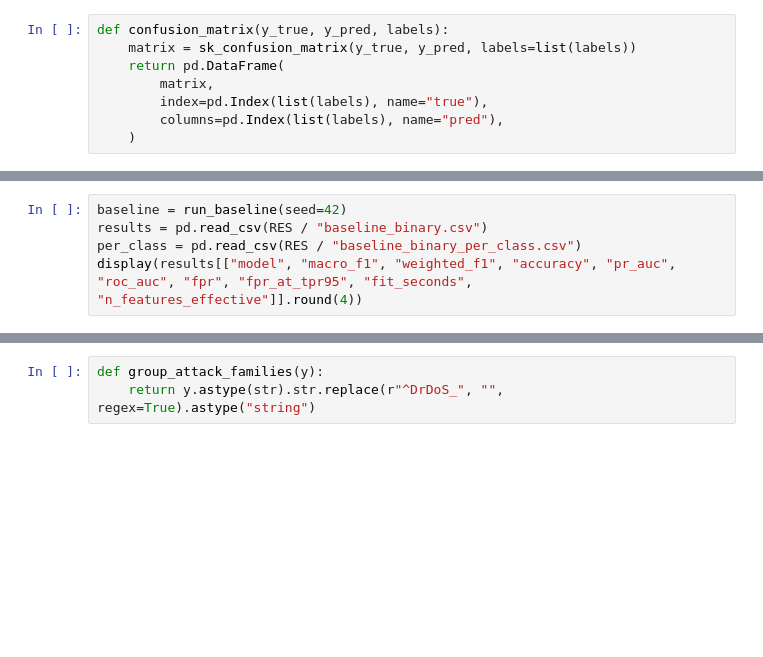
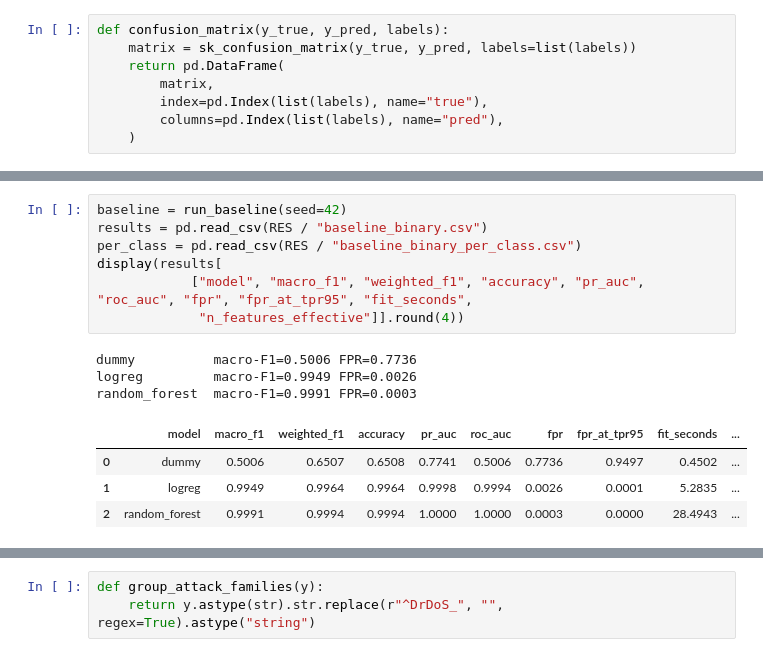
Before and after one commit to corazon008/DAF-Projet, a Jupyter notebook: notebooks/notebook_final_v2.ipynb, the cells around one changed output, grey strips where cells are left out. Saved outputs shown, nothing was run; the diff lists cells and outputs as text; blank space fills up the shorter version.

```diff
--- a/notebooks/notebook_final_v2.ipynb
+++ b/notebooks/notebook_final_v2.ipynb
@@ -540,8 +626,18 @@ def run_baseline(seed=42):
 # %%
 baseline = run_baseline(seed=42)
 results = pd.read_csv(RES / "baseline_binary.csv")
 per_class = pd.read_csv(RES / "baseline_binary_per_class.csv")
-display(results[["model", "macro_f1", "weighted_f1", "accuracy", "pr_auc", "roc_auc", "fpr", "fpr_at_tpr95", "fit_seconds", "n_features_effective"]].round(4))
+display(results[
+            ["model", "macro_f1", "weighted_f1", "accuracy", "pr_auc", "roc_auc", "fpr", "fpr_at_tpr95", "fit_seconds",
+             "n_features_effective"]].round(4))
+# %% [output]
+dummy          macro-F1=0.5006 FPR=0.7736
+logreg         macro-F1=0.9949 FPR=0.0026
+random_forest  macro-F1=0.9991 FPR=0.0003
+|  | model | macro_f1 | weighted_f1 | accuracy | pr_auc | roc_auc | fpr | fpr_at_tpr95 | fit_seconds | ... |
+| 0 | dummy | 0.5006 | 0.6507 | 0.6508 | 0.7741 | 0.5006 | 0.7736 | 0.9497 | 0.4502 | ... |
+| 1 | logreg | 0.9949 | 0.9964 | 0.9964 | 0.9998 | 0.9994 | 0.0026 | 0.0001 | 5.2835 | ... |
+| 2 | random_forest | 0.9991 | 0.9994 | 0.9994 | 1.0000 | 1.0000 | 0.0003 | 0.0000 | 28.4943 | ... |
 # %%
 # Analyse des métriques
 metrics_long = results.melt(
```
Also changed, not shown: parts of 12 cells of this notebook.
